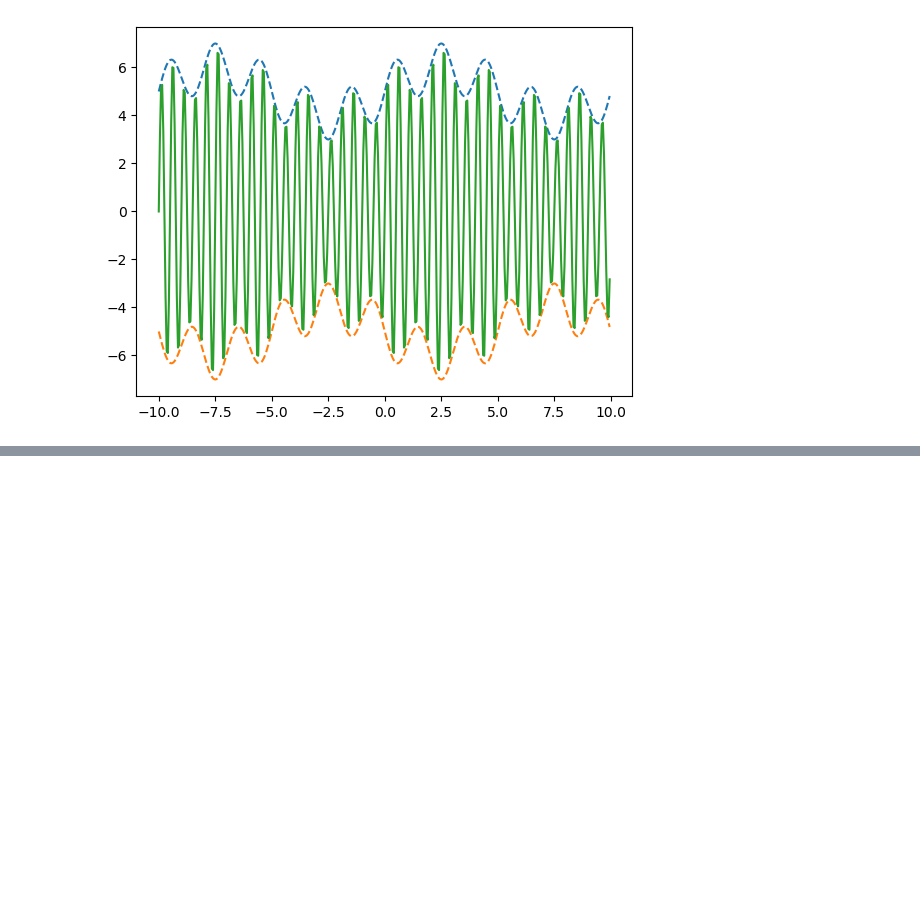
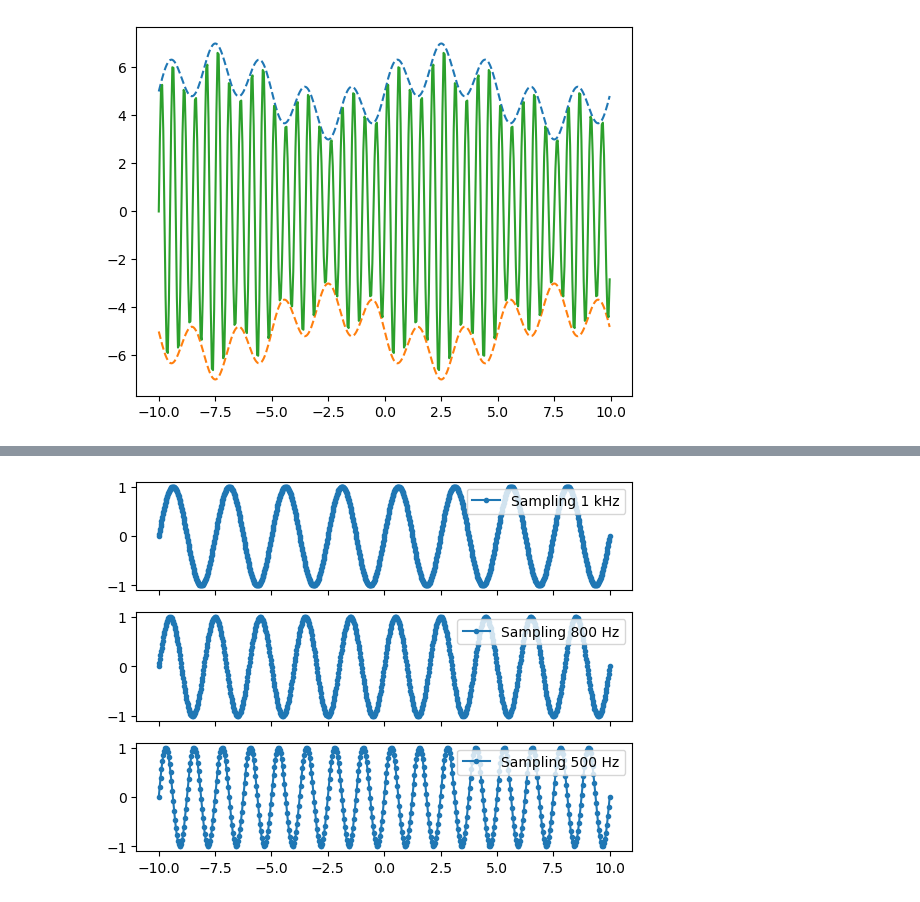
Before and after one commit to theittsco/signal_processing, a Jupyter notebook: Phase 1 Week 2 Notebook.ipynb, the cells around one changed output, grey strips where cells are left out. Saved outputs shown, nothing was run; the diff lists cells and outputs as text; code cells hidden in the pictures; blank space fills up the shorter version.

Commit message:
Finished section on aliasing and Nyquist theorem

```diff
--- a/Phase 1 Week 2 Notebook.ipynb
+++ b/Phase 1 Week 2 Notebook.ipynb
@@ -99,0 +149,24 @@ plt.plot(t4,sine1*sine2)
+# %%
+# Aliasing demonstration
+
+def samp_signal(A,w,phi,Ts):
+    return A*np.sin(w*np.linspace(-10,10,Ts) + phi)
+
+
+freq = 400 # Hz
+samp_rt1 = 1000 # Hz
+samp_rt2 = 800 # Hz
+samp_rt3 = 500 # Hz
+st1 = np.linspace(-10,10,samp_rt1)
+st2 = np.linspace(-10,10,samp_rt2)
+st3 = np.linspace(-10,10,samp_rt3)
+fig, ax = plt.subplots(3,1,sharex=True)
+
+ax[0].plot(st1,samp_signal(1,2*np.pi*freq,0,samp_rt1),marker='.',label='Sampling 1 kHz')
+ax[1].plot(st2,samp_signal(1,2*np.pi*freq,0,samp_rt2),marker='.',label='Sampling 800 Hz')
+ax[2].plot(st3,samp_signal(1,2*np.pi*freq,0,samp_rt3),marker='.',label='Sampling 500 Hz')
+for i in range(0,3):
+    ax[i].legend(loc='upper right')
+plt.show()
+# %% [output]
+[figure, added]
```
Also changed, not shown: parts of 1 cell of this notebook.
